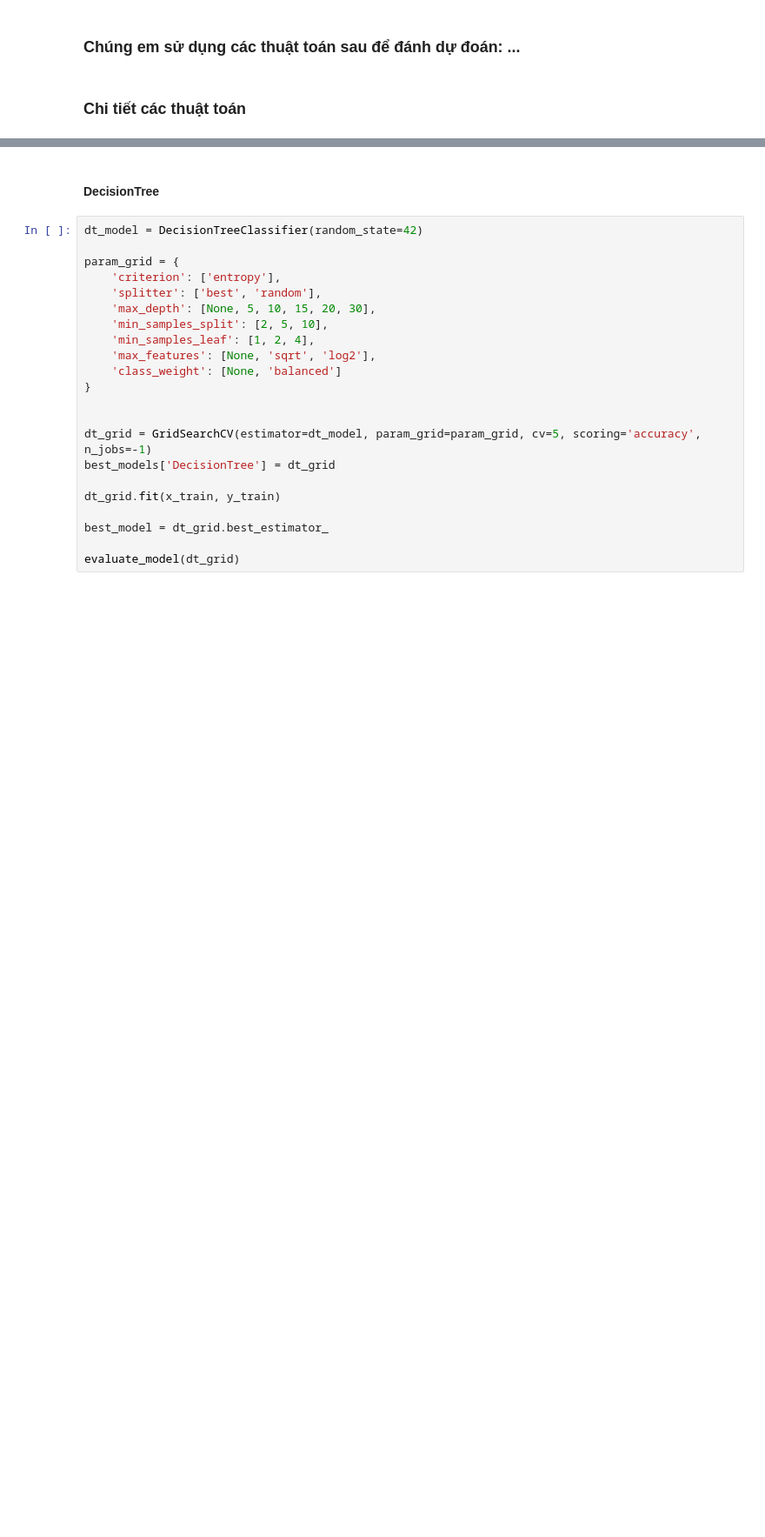
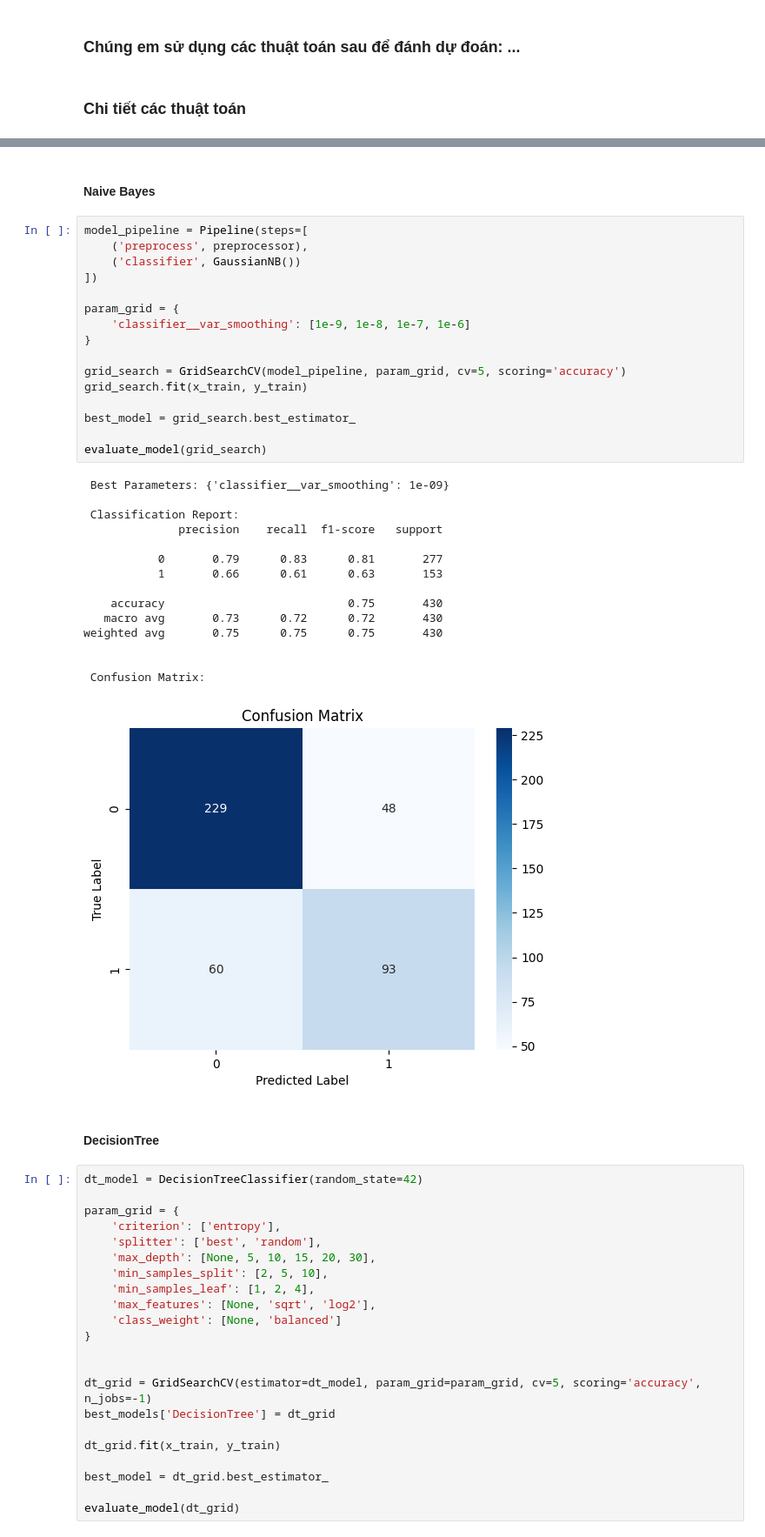
Before and after one commit to Ngoc-Quy-az1/Alzheimer-s-diagnosis, a Jupyter notebook: alzheimer-diagnosis.ipynb, the cells around one changed output, grey strips where cells are left out. Shown at 87% size. Saved outputs shown, nothing was run; the diff lists cells and outputs as text; blank space fills up the shorter version.

```diff
--- a/alzheimer-diagnosis.ipynb
+++ b/alzheimer-diagnosis.ipynb
@@ -237,3 +340,37 @@ def evaluate_model(grid):
+# %% [markdown]
+#### Naive Bayes
+# %%
+model_pipeline = Pipeline(steps=[
+    ('preprocess', preprocessor),
+    ('classifier', GaussianNB())
+])
+
+param_grid = {
+    'classifier__var_smoothing': [1e-9, 1e-8, 1e-7, 1e-6]
+}
+
+grid_search = GridSearchCV(model_pipeline, param_grid, cv=5, scoring='accuracy')
+grid_search.fit(x_train, y_train)
+
+best_model = grid_search.best_estimator_
+
+evaluate_model(grid_search)
+# %% [output]
+ Best Parameters: {'classifier__var_smoothing': 1e-09}
+
+ Classification Report:
+              precision    recall  f1-score   support
+
+           0       0.79      0.83      0.81       277
+           1       0.66      0.61      0.63       153
+
+    accuracy                           0.75       430
+   macro avg       0.73      0.72      0.72       430
+weighted avg       0.75      0.75      0.75       430
+
+
+ Confusion Matrix:
+[figure, added]
 # %% [markdown]
 #### DecisionTree
 # %%
```
Also changed, not shown: parts of 17 cells of this notebook.
